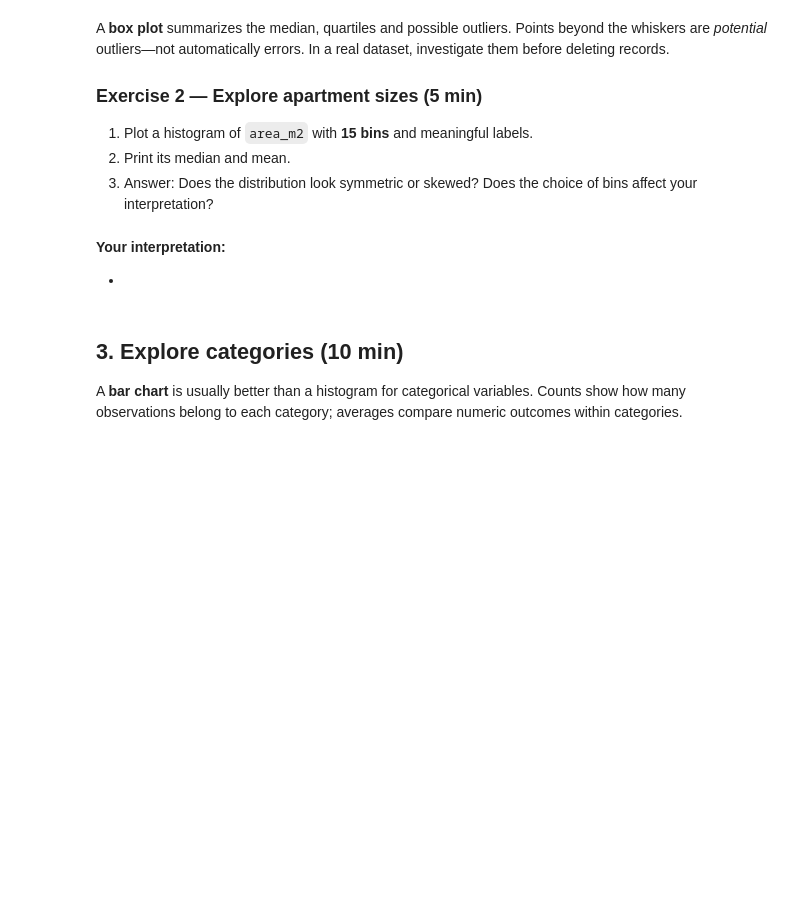
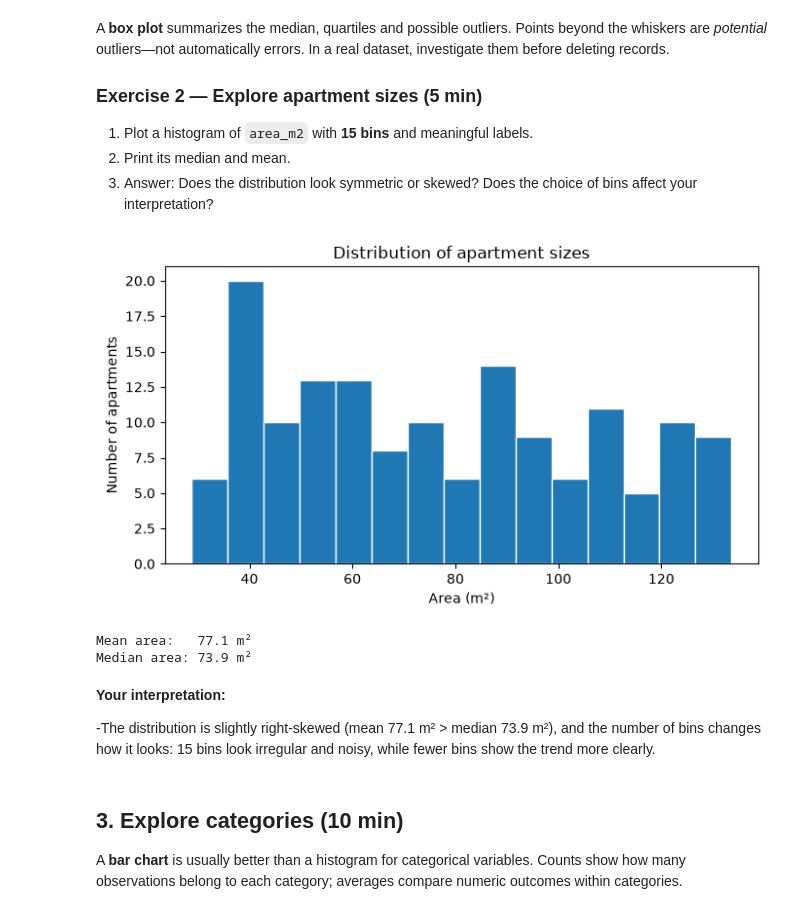
Before and after one commit to Adri2-2/AIWithPythonESIGELEC, a Jupyter notebook: lab01/03-data-exploration.ipynb, the cells around one changed output. Drawn from its saved outputs; the diff is of its cells as text; code cells hidden in the pictures; blank space fills up the shorter version.

```diff
--- a/lab01/03-data-exploration.ipynb
+++ b/lab01/03-data-exploration.ipynb
@@ -103,13 +162,26 @@ A **box plot** summarizes the median, quartiles and possible outliers. Points be
 2. Print its median and mean.
 3. Answer: Does the distribution look symmetric or skewed? Does the choice of bins affect your interpretation?
 # %%
-# TODO: histogram for area_m2 (15 bins)
-# TODO: mean and median of area_m2
-# TODO: add title and axis labels; call plt.show()
+area = df["area_m2"]
+
+fig, ax = plt.subplots(figsize=(7, 4))
+ax.hist(area.dropna(), bins=15, edgecolor="white")
+ax.set_title("Distribution of apartment sizes")
+ax.set_xlabel("Area (m²)")
+ax.set_ylabel("Number of apartments")
+plt.tight_layout()
+plt.show()
+
+print(f"Mean area:   {area.mean():.1f} m²")
+print(f"Median area: {area.median():.1f} m²")
+# %% [output]
+[figure, added]
+Mean area:   77.1 m²
+Median area: 73.9 m²
 # %% [markdown]
 **Your interpretation:**
 
--
+-The distribution is slightly right-skewed (mean 77.1 m² > median 73.9 m²), and the number of bins changes how it looks: 15 bins look irregular and noisy, while fewer bins show the trend more clearly.
 # %% [markdown]
 ## 3. Explore categories (10 min)
 
```
Also changed, not shown: parts of 19 cells of this notebook.
